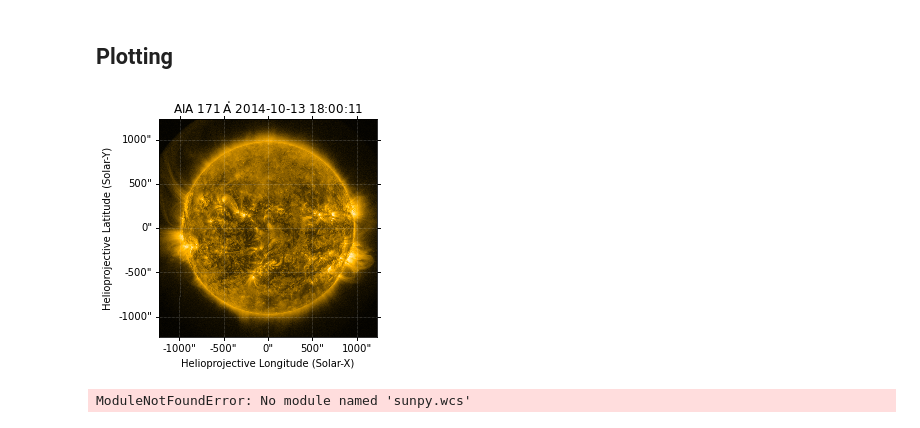
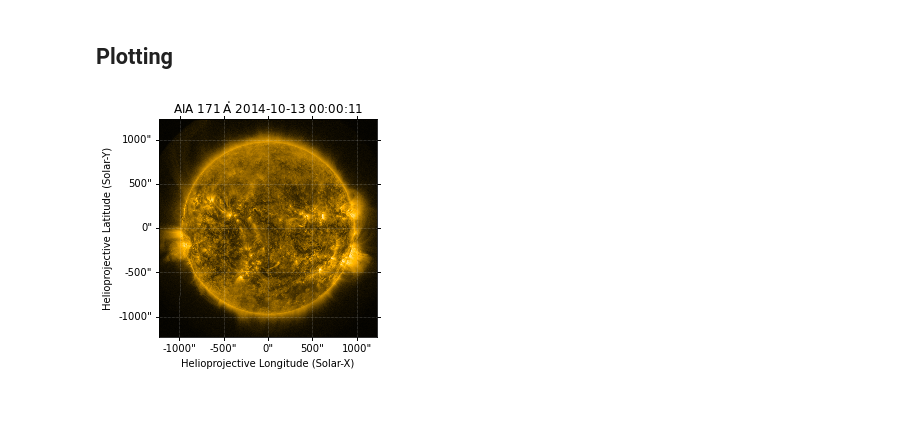
Before and after one commit to bouldersolarreu/programming-tutorials, a Jupyter notebook: reu_programming/programming_2/AIA_EDA.ipynb, the cells around one changed output. Cells and saved outputs as stored; diff of their text form; code cells hidden in the pictures.

```diff
--- a/reu_programming/programming_2/AIA_EDA.ipynb
+++ b/reu_programming/programming_2/AIA_EDA.ipynb
@@ -150,11 +174,6 @@ from matplotlib.animation import FuncAnimation
 from IPython import display
-# %%
-im = aia_map.plot()
-# %% [output]
-[figure, removed]
 # %%
-aia[0] = sunpy.map.Map(im_list[0])
-aia[1] = sunpy.map.Map(im_list[2])
+im1 = sunpy.map.Map(im_list[0]).plot()
 # %% [output]
-ModuleNotFoundError: No module named 'sunpy.wcs'
+[figure, added]
 # %%
```
Also changed, not shown: parts of 10 cells of this notebook.
